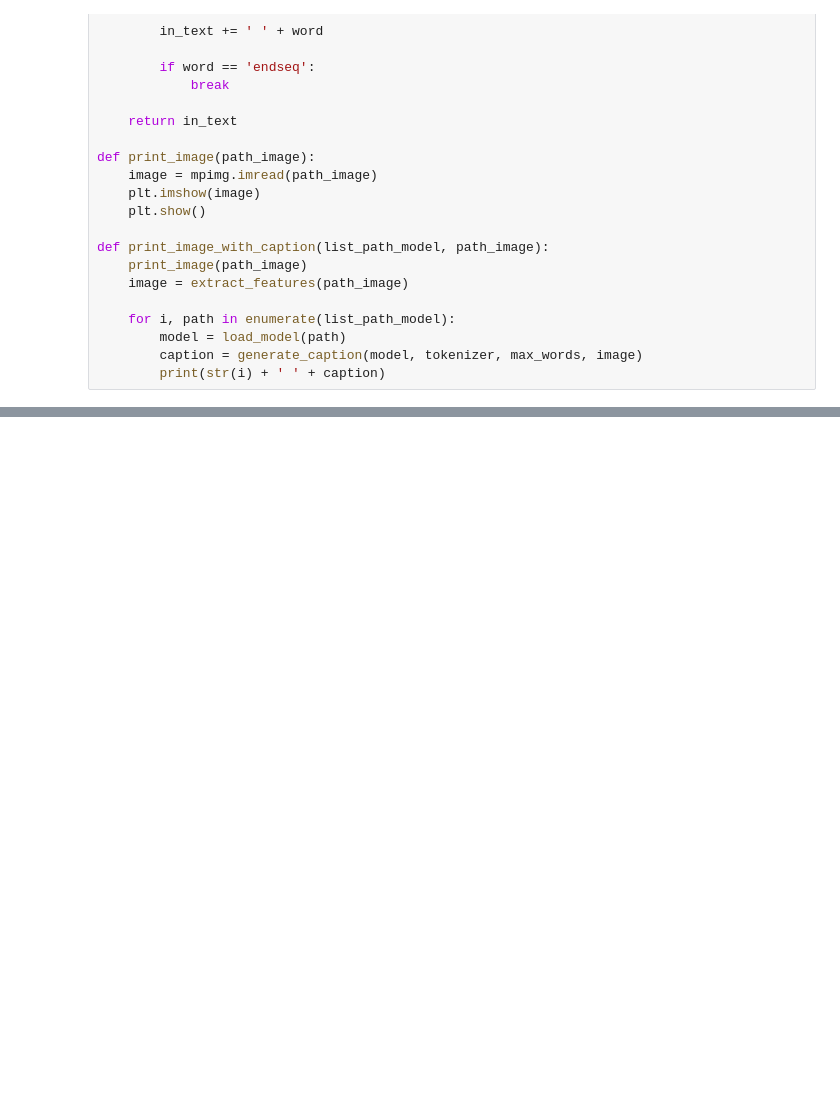
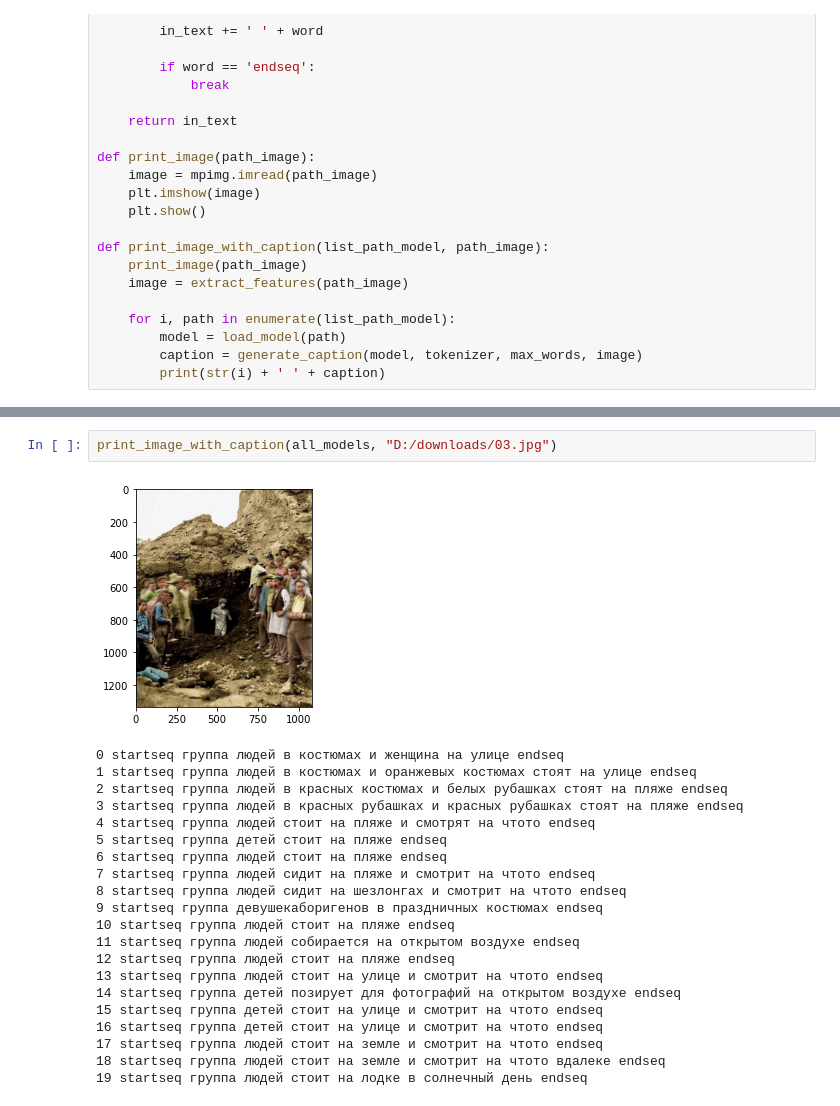
Before and after one commit to algorithm-ssau/generating-image-captions, a Jupyter notebook: lab3-image-caption-generator/6-use-model.ipynb, the cells around one changed output, grey strips where cells are left out. Saved outputs shown, nothing was run; the diff lists cells and outputs as text; blank space fills up the shorter version.

```diff
--- a/lab3-image-caption-generator/6-use-model.ipynb
+++ b/lab3-image-caption-generator/6-use-model.ipynb
@@ -102,0 +175,24 @@ def print_image_with_caption(list_path_model, path_image):
+# %%
+print_image_with_caption(all_models, "D:/downloads/03.jpg")
+# %% [output]
+[figure, added]
+0 startseq группа людей в костюмах и женщина на улице endseq
+1 startseq группа людей в костюмах и оранжевых костюмах стоят на улице endseq
+2 startseq группа людей в красных костюмах и белых рубашках стоят на пляже endseq
+3 startseq группа людей в красных рубашках и красных рубашках стоят на пляже endseq
+4 startseq группа людей стоит на пляже и смотрят на чтото endseq
+5 startseq группа детей стоит на пляже endseq
+6 startseq группа людей стоит на пляже endseq
+7 startseq группа людей сидит на пляже и смотрит на чтото endseq
+8 startseq группа людей сидит на шезлонгах и смотрит на чтото endseq
+9 startseq группа девушекаборигенов в праздничных костюмах endseq
+10 startseq группа людей стоит на пляже endseq
+11 startseq группа людей собирается на открытом воздухе endseq
+12 startseq группа людей стоит на пляже endseq
+13 startseq группа людей стоит на улице и смотрит на чтото endseq
+14 startseq группа детей позирует для фотографий на открытом воздухе endseq
+15 startseq группа детей стоит на улице и смотрит на чтото endseq
+16 startseq группа детей стоит на улице и смотрит на чтото endseq
+17 startseq группа людей стоит на земле и смотрит на чтото endseq
+18 startseq группа людей стоит на земле и смотрит на чтото вдалеке endseq
+19 startseq группа людей стоит на лодке в солнечный день endseq
```
Also changed, not shown: parts of 4 cells of this notebook.
